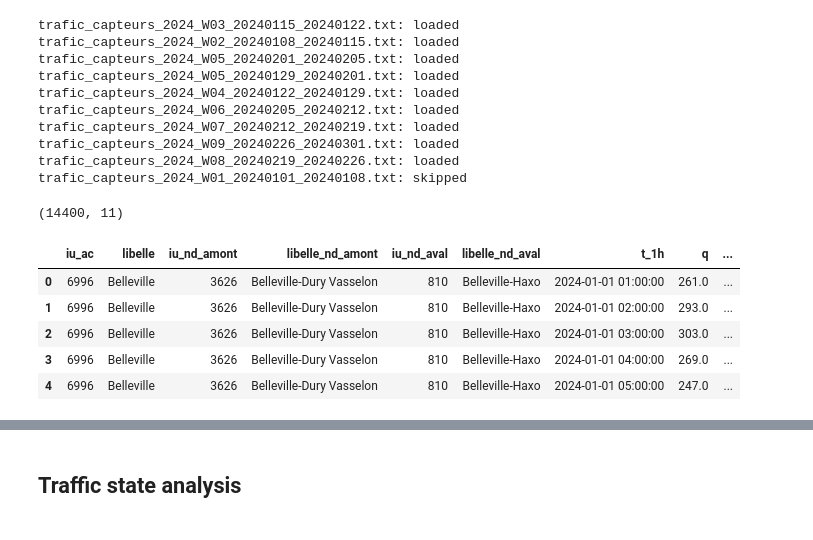
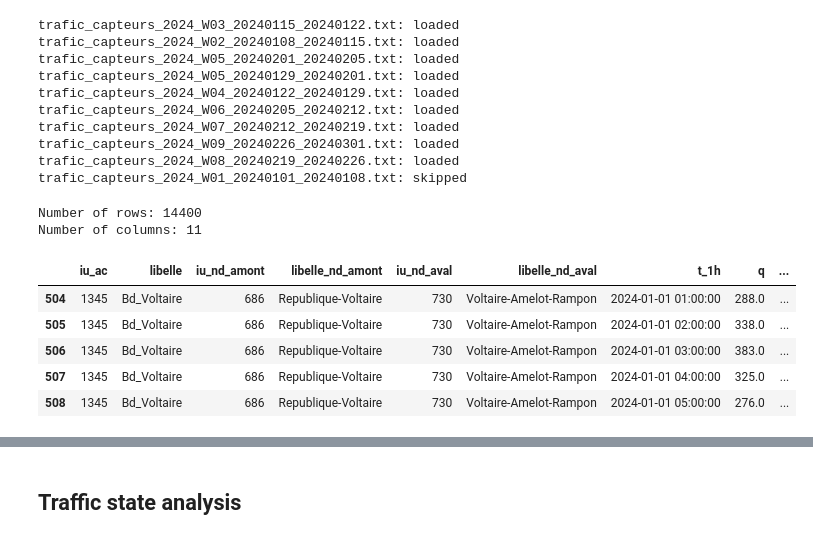
Before and after one commit to Rochdy-max/traffic-flow-prediction, a Jupyter notebook: main.ipynb, the cells around one changed output, grey strips where cells are left out. Cells and saved outputs as stored; diff of their text form; code cells hidden in the pictures.

```diff
--- a/main.ipynb
+++ b/main.ipynb
@@ -232,7 +237,7 @@ selected_arcs
 # %%
 w1_df.drop(columns=["etat_trafic_inconnu", "missing_q"], inplace=True)
 # %%
-df = w1_df[w1_df["iu_ac"].isin(selected_arcs)]
+loaded_df = w1_df[w1_df["iu_ac"].isin(selected_arcs)]
 
 for w_f in os.scandir(data_path):
     print(w_f.name, end=":")
@@ -240,7 +245,7 @@ for w_f in os.scandir(data_path):
         print(" skipped")
         continue
     w_df = pd.read_csv(os.path.join(w_f), sep=";")
-    df = pd.concat([df, w_df[w_df["iu_ac"].isin(selected_arcs)]])
+    loaded_df = pd.concat([loaded_df, w_df[w_df["iu_ac"].isin(selected_arcs)]])
     print(" loaded")
 # %% [output]
 trafic_capteurs_2024_W03_20240115_20240122.txt: loaded
@@ -254,18 +259,24 @@ trafic_capteurs_2024_W09_20240226_20240301.txt: loaded
 trafic_capteurs_2024_W08_20240219_20240226.txt: loaded
 trafic_capteurs_2024_W01_20240101_20240108.txt: skipped
 # %%
-df = df.set_index(pd.RangeIndex(df.shape[0]))
+df = loaded_df.set_index(pd.RangeIndex(loaded_df.shape[0]))
+df = df.sort_values(by=["iu_ac", "t_1h"])
 df = df.drop(columns=["dessin"])
 
-df["t_1h"] = pd.to_datetime(df["t_1h"])
+df["iu_ac"] = df["iu_ac"].astype(str) # Treat arc ID as a categorical variable
+df["t_1h"] = pd.to_datetime(df["t_1h"]) # Convert to datetime
 
-print(df.shape, "\n")
+# Dataset shape
+print("Number of rows:", df.shape[0])
+print("Number of columns:", df.shape[1])
+
 df.head()
 # %% [output]
-(14400, 11)
+Number of rows: 14400
+Number of columns: 11
 |  | iu_ac | libelle | iu_nd_amont | libelle_nd_amont | iu_nd_aval | libelle_nd_aval | t_1h | q | ... |
-| 0 | 6996 | Belleville | 3626 | Belleville-Dury Vasselon | 810 | Belleville-Haxo | 2024-01-01 01:00:00 | 261.0 | ... |
-| 1 | 6996 | Belleville | 3626 | Belleville-Dury Vasselon | 810 | Belleville-Haxo | 2024-01-01 02:00:00 | 293.0 | ... |
-| 2 | 6996 | Belleville | 3626 | Belleville-Dury Vasselon | 810 | Belleville-Haxo | 2024-01-01 03:00:00 | 303.0 | ... |
-| 3 | 6996 | Belleville | 3626 | Belleville-Dury Vasselon | 810 | Belleville-Haxo | 2024-01-01 04:00:00 | 269.0 | ... |
-| 4 | 6996 | Belleville | 3626 | Belleville-Dury Vasselon | 810 | Belleville-Haxo | 2024-01-01 05:00:00 | 247.0 | ... |
+| 504 | 1345 | Bd_Voltaire | 686 | Republique-Voltaire | 730 | Voltaire-Amelot-Rampon | 2024-01-01 01:00:00 | 288.0 | ... |
+| 505 | 1345 | Bd_Voltaire | 686 | Republique-Voltaire | 730 | Voltaire-Amelot-Rampon | 2024-01-01 02:00:00 | 338.0 | ... |
+| 506 | 1345 | Bd_Voltaire | 686 | Republique-Voltaire | 730 | Voltaire-Amelot-Rampon | 2024-01-01 03:00:00 | 383.0 | ... |
+| 507 | 1345 | Bd_Voltaire | 686 | Republique-Voltaire | 730 | Voltaire-Amelot-Rampon | 2024-01-01 04:00:00 | 325.0 | ... |
+| 508 | 1345 | Bd_Voltaire | 686 | Republique-Voltaire | 730 | Voltaire-Amelot-Rampon | 2024-01-01 05:00:00 | 276.0 | ... |
```
Also changed, not shown: parts of 99 cells of this notebook.
